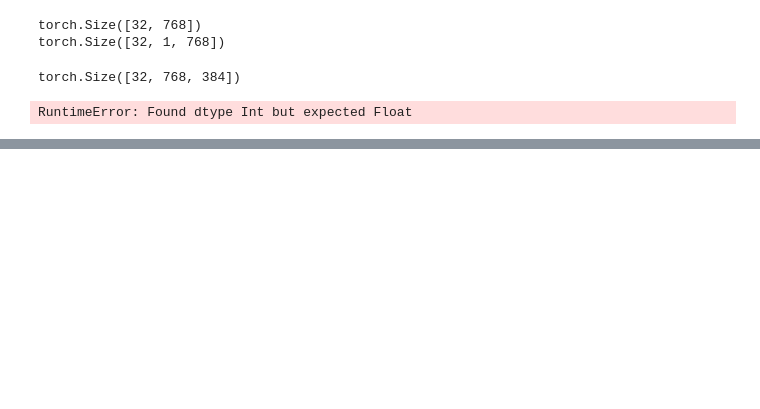
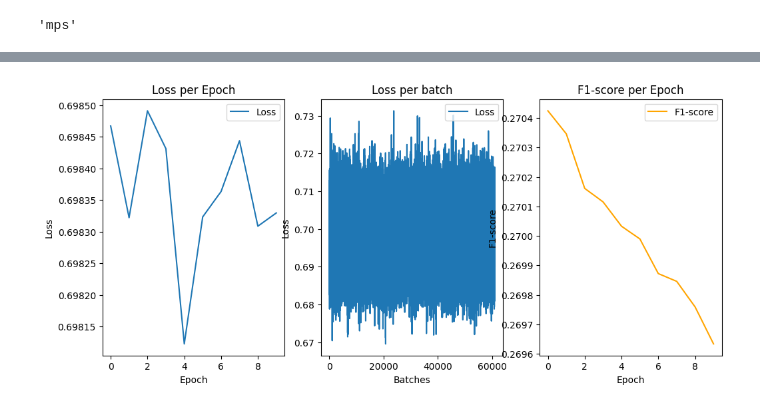
Before and after one commit to Vexrina/basic_ml, a Jupyter notebook: course_work/model_training.ipynb, the cells around one changed output, grey strips where cells are left out. Drawn from its saved outputs; the diff is of its cells as text; code cells hidden in the pictures; blank space fills up the shorter version.

```diff
--- a/course_work/model_training.ipynb
+++ b/course_work/model_training.ipynb
@@ -11,6 +12,15 @@ X_test = torch.load("X_test.pt")
 X_train = torch.load("X_train.pt")
 y_test = torch.load("y_test.pt")
 y_train = torch.load("y_train.pt")
+# %%
+device = 'cpu'
+if torch.cuda.is_available():
+    device = 'cuda'
+elif torch.mps.is_available():
+    device = 'mps'
+device
+# %% [output]
+'mps'
 # %%
 class MyModel(nn.Module):
     def __init__(
@@ -132,20 +126,13 @@ class MyModel(nn.Module):
 # %%
-# Параметры модели
-input_dim = X_train.shape[1]  # Размерность входных данных (например, 100 признаков)
-hidden_dim = 64  # Размерность скрытого состояния LSTM
-output_dim = 1   # Бинарная классификация
-dropout_rate = 0.5  # Вероятность Dropout
-
-# Создаем DataLoader
-dataset = TensorDataset(X_train, y_train)
+# не изменные константы для модельки
+input_dim = X_train.shape[1]
+output_dim = 1
+dataset = TensorDataset(X_train, y_train.float())
 dataloader = DataLoader(dataset, batch_size=32, shuffle=True)
-
-# Создаем модель
-model = MyModel(dataloader, input_dim, hidden_dim, output_dim, dropout_rate)
-# %%
-model.fit()
-# %% [output]
-torch.Size([32, 768])
-torch.Size([32, 1, 768])
-torch.Size([32, 768, 384])
-RuntimeError: Found dtype Int but expected Float
+# %%
+dropout_rate = 0.5
+
+model = MyModel(dataloader, input_dim, output_dim, dropout_rate)
+model.fit()
+model.plot_metrics()
+# %% [output]
@@ -151,0 +149 @@ RuntimeError: Found dtype Int but expected Float
+[figure, added]
```
Also changed, not shown: parts of 8 cells of this notebook.
